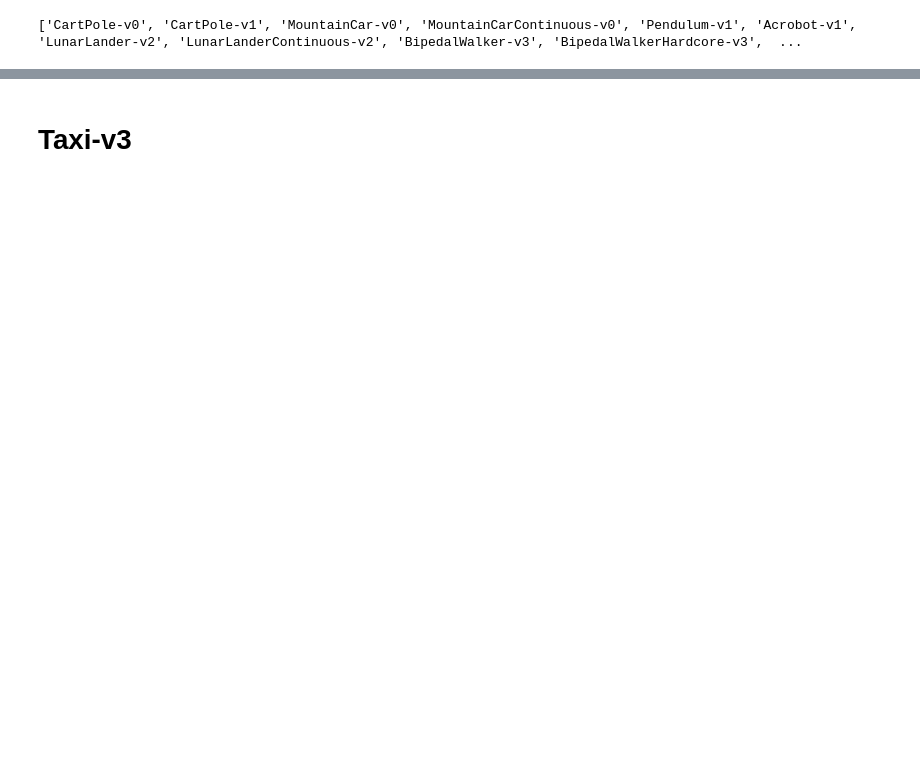
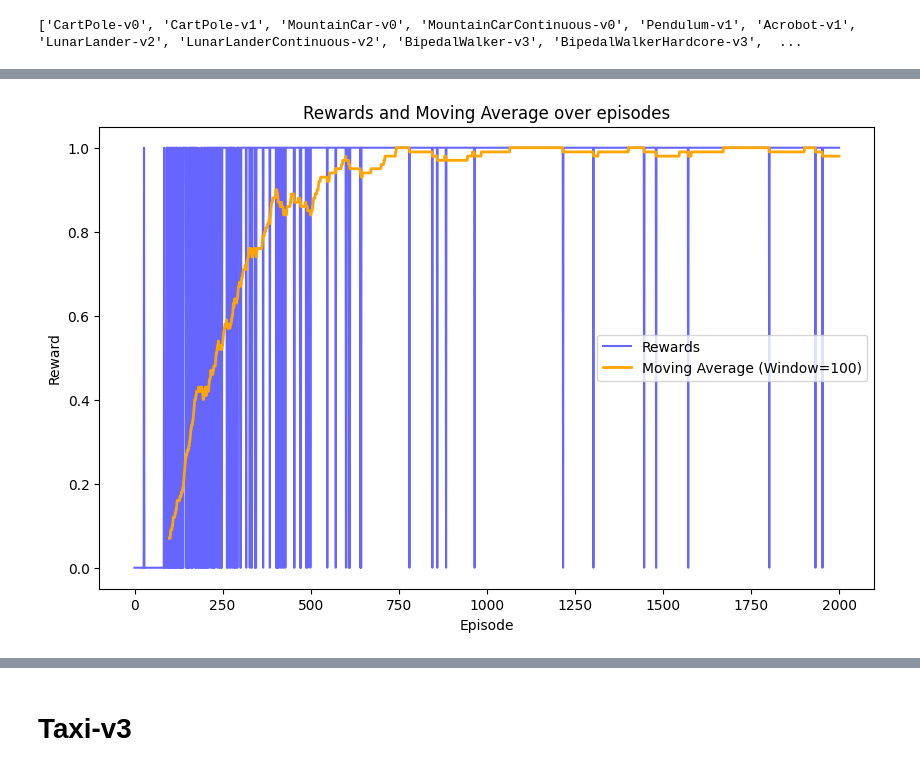
Before and after one commit to jjoenasr/ml-projects, a Jupyter notebook: RL/ToyText_Problems.ipynb, the cells around one changed output, grey strips where cells are left out. Cells and saved outputs as stored; diff of their text form; code cells hidden in the pictures; blank space fills up the shorter version.

```diff
--- a/RL/ToyText_Problems.ipynb
+++ b/RL/ToyText_Problems.ipynb
@@ -10,0 +117,26 @@ print(list(gym.envs.registry.keys()))
+# %%
+class QAgent:
+    def __init__(self, state_size, action_size,
+                 gamma=0.95, alpha=0.3, epsilon=1.0, epsilon_min=0.01, epsilon_decay=0.995):
+        self.state_size = state_size
+        self.action_size = action_size
+        self.epsilon = epsilon
+        self.epsilon_min = epsilon_min
+        self.epsilon_decay = epsilon_decay
+        self.alpha = alpha
+        self.gamma = gamma
+        self.qtable = np.zeros((state_size, action_size))
+
+    def act(self, state, test=False):
+        if not test:
+            # Epsilon-greedy strategy
+            if np.random.rand() <= self.epsilon:
+                return random.randrange(self.action_size)
+        return np.argmax(self.qtable[state])
+
+    def update_q_values(self, state, action, reward, next_state):
+        self.qtable[state, action] += self.alpha * ( reward + self.gamma * np.max(self.qtable[next_state, :]) - self.qtable[state, action])
+
+    def decay_epsilon(self):
+        if self.epsilon > self.epsilon_min:
+            self.epsilon *= self.epsilon_decay
@@ -10,0 +181,7 @@ print(list(gym.envs.registry.keys()))
+# %%
+env = gym.make('FrozenLake-v1', is_slippery=False)
+state_size = env.observation_space.n
+action_size = env.action_space.n
+agent = QAgent(state_size, action_size)
+# %%
+hist = train(agent, env, episodes=2000, max_timesteps=100)
@@ -10,0 +206,4 @@ print(list(gym.envs.registry.keys()))
+# %%
+visualize(hist, win_size=100)
+# %% [output]
+[figure, added]
```
Also changed, not shown: parts of 45 cells of this notebook, 2 other files.
